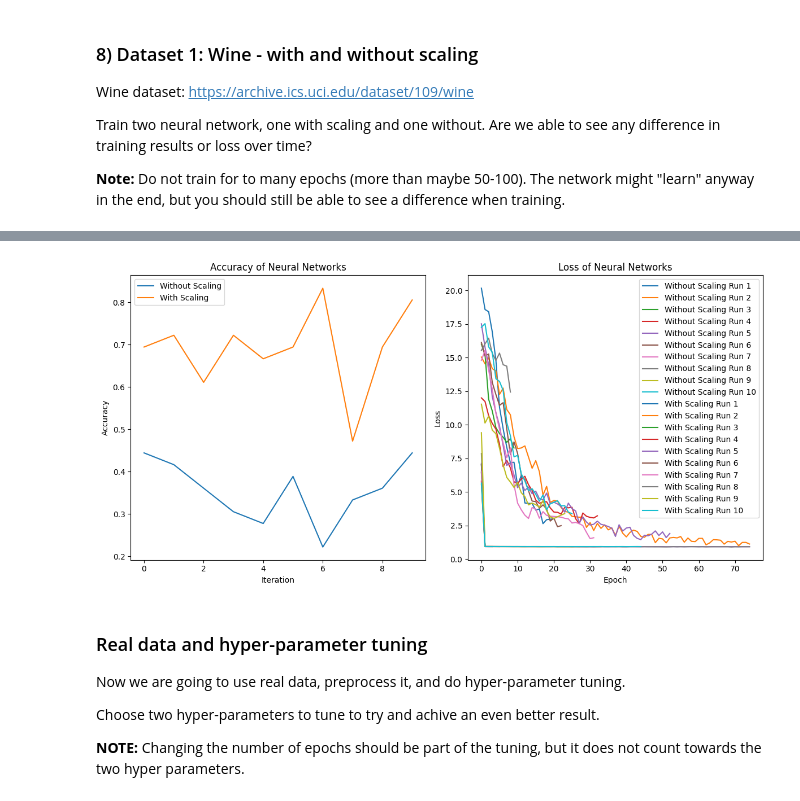
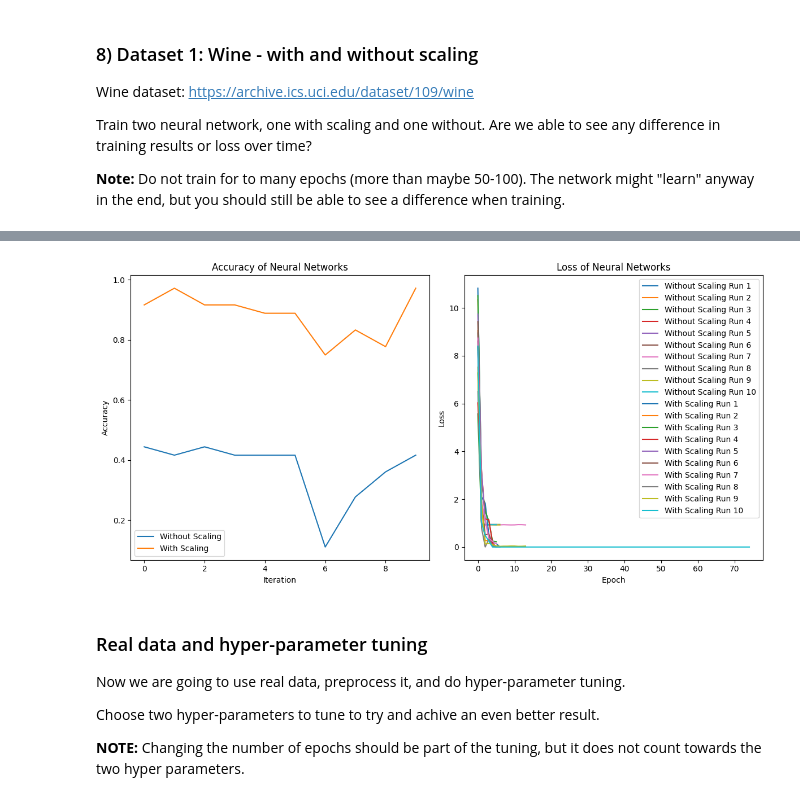
Before and after one commit to JoelScarinius/Neural_Network, a Jupyter notebook: ML-Assignment_3_Joel_Scarinius_Stavmo.ipynb, the cells around one changed output, grey strips where cells are left out. Cells and saved outputs as stored; diff of their text form; code cells hidden in the pictures.

```diff
--- a/ML-Assignment_3_Joel_Scarinius_Stavmo.ipynb
+++ b/ML-Assignment_3_Joel_Scarinius_Stavmo.ipynb
@@ -55,8 +54,8 @@ def isrlu(activations, alpha = 1):
     return np.where(np.greater_equal(activations, 0), activations, np.divide(activations, np.sqrt(np.add(1, np.multiply(alpha, np.square(activations))))))
 # %%
 def softmax(activations):
-    exponents = np.exp(activations - np.max(activations, axis=1, keepdims=True))
-    return exponents / np.sum(exponents, axis=1, keepdims=True)
+    exponents = np.exp(np.subtract(activations, np.max(activations, axis=1, keepdims=True)))
+    return np.divide(exponents, np.sum(exponents, axis=1, keepdims=True))
 # %%
 # Activation functions
 def activate(activations, selected_function = "None"):
@@ -165,7 +164,7 @@ def MSE_loss(y_hat, y):
 # TODO: Choose another loss function and implement it
 def CCE_loss(y_hat, y):
     y_hat = np.clip(y_hat, 1e-12, 1)
-    loss = -np.mean(np.sum(y * np.log(y_hat), axis=1))
+    loss = -np.mean(np.sum(np.multiply(y, np.log(y_hat)), axis=1))  # TODO: Finish this function
     return loss
 
 # TODO: Choose another loss function and implement it
@@ -193,7 +192,7 @@ def d_MSE_loss(y_hat, y):
 
 # TODO: Choose another loss function and implement it
 def d_CCE_loss(y_hat, y):
-    dy = (y_hat - y) / y.shape[0]
+    dy = np.divide(np.subtract(y_hat, y), y.shape[0])
     return dy
 
 # TODO: Choose another loss function and implement it
@@ -211,7 +210,7 @@ def d_SCE_loss(y_hat, y):
     one_hot = np.zeros_like(y_hat)
     y = y.astype(int)
     one_hot[np.arange(n), y.ravel()] = 1
-    dy = (grad - one_hot) / n
+    dy = np.divide(np.subtract(grad, one_hot), n)
     return dy
 # %% [markdown]
 ### 4) Forward propagation
@@ -492,7 +491,7 @@ data_wine = pd.read_csv("wine.csv", skiprows=[1]).to_numpy()
 features = data_wine[:, :-1]
 labels = data_wine[:, -1:]
 
-neurons = [26, 10]
+neurons = [18, 12]
 accuracies_nn1 = []
 accuracies_nn2 = []
 accuracies_sk_nn1 = []
@@ -531,7 +530,7 @@ for _ in range(RUNS):
         y_train,
         batch_size=16,
         epochs=75,
-        learning_rate=0.01,
+        learning_rate=0.1,
         use_validation_data=True,
         early_stopping=3,
     )
@@ -545,7 +544,7 @@ for _ in range(RUNS):
         epochs=75,
         use_validation_data=True,
         early_stopping=3,
-        learning_rate=0.001
+        learning_rate=0.1
     )
     losses_nn2.append(loss_2)
 
@@ -679,4 +661,4 @@ Mean Accuracy Sklearn Neural Net 2: 0.9222222222222219
-[figure, old version]
+[figure, new version]
 # %% [markdown]
 ### Real data and hyper-parameter tuning
 
```
Also changed, not shown: parts of 7 cells of this notebook.
